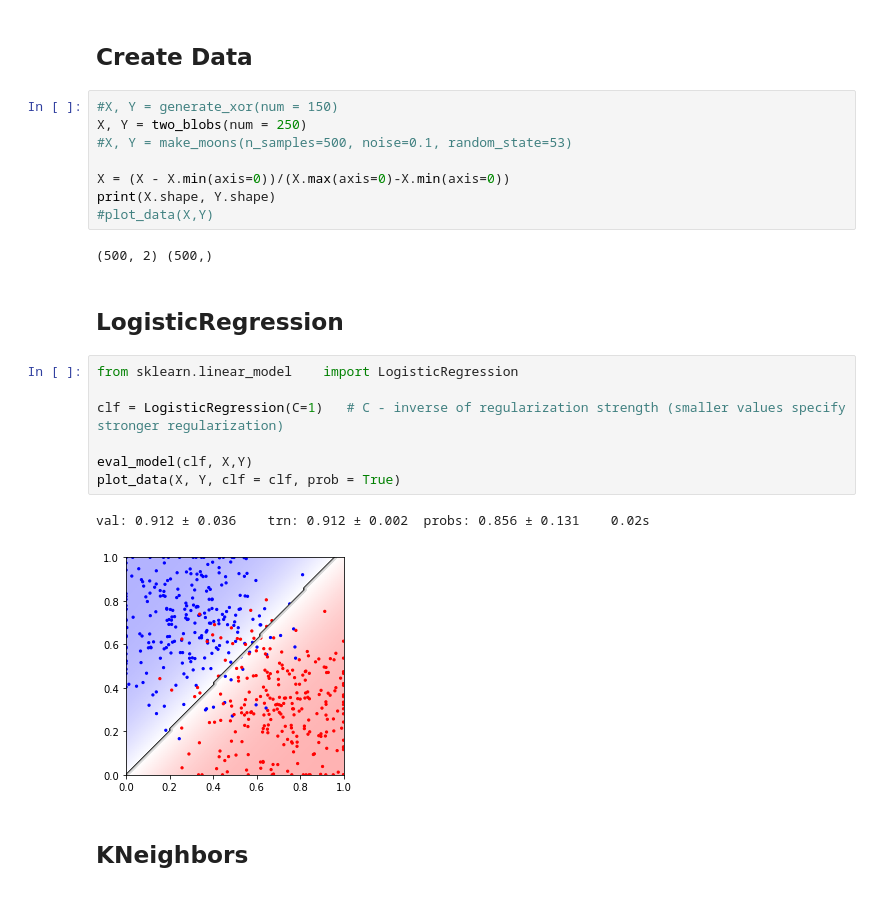
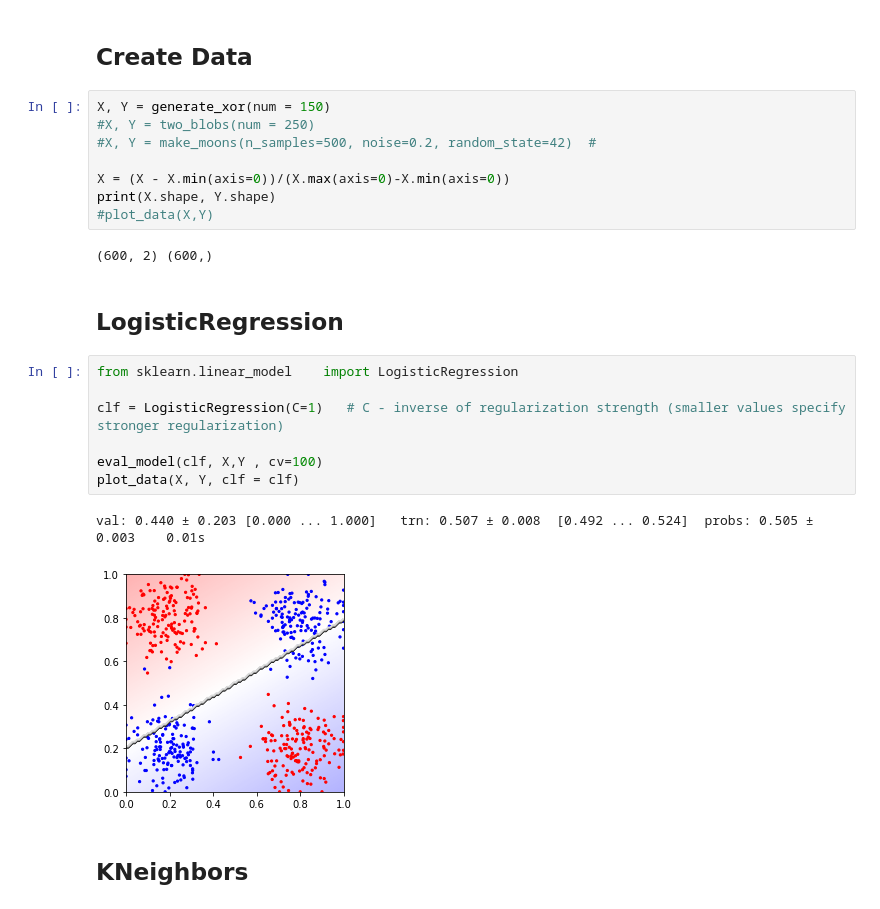
Before and after one commit to steps137/ML, a Jupyter notebook: ML/Classifiers.ipynb, the cells around one changed output. Drawn from its saved outputs; the diff is of its cells as text.

```diff
--- a/ML/Classifiers.ipynb
+++ b/ML/Classifiers.ipynb
@@ -65,27 +94,27 @@ def plot_data(X, Y, lim=(0.,1.), clf = None, num = 100, prob = True, title=""):
 # %% [markdown]
 ## Create Data
 # %%
-#X, Y = generate_xor(num = 150)
-X, Y = two_blobs(num = 250)
-#X, Y = make_moons(n_samples=500, noise=0.1, random_state=53)
+X, Y = generate_xor(num = 150)
+#X, Y = two_blobs(num = 250)
+#X, Y = make_moons(n_samples=500, noise=0.2, random_state=42)  #
 
 X = (X - X.min(axis=0))/(X.max(axis=0)-X.min(axis=0))
 print(X.shape, Y.shape)
 #plot_data(X,Y)
 # %% [output]
-(500, 2) (500,)
+(600, 2) (600,)
 # %% [markdown]
 ## LogisticRegression
 # %%
 from sklearn.linear_model    import LogisticRegression
 
 clf = LogisticRegression(C=1)   # C - inverse of regularization strength (smaller values specify stronger regularization)
 
-eval_model(clf, X,Y)
-plot_data(X, Y, clf = clf, prob = True)
+eval_model(clf, X,Y , cv=100)
+plot_data(X, Y, clf = clf)
 # %% [output]
-val: 0.912 ± 0.036    trn: 0.912 ± 0.002  probs: 0.856 ± 0.131    0.02s
+val: 0.440 ± 0.203 [0.000 ... 1.000]   trn: 0.507 ± 0.008  [0.492 ... 0.524]  probs: 0.505 ± 0.003    0.01s
-[figure, old version]
+[figure, new version]
 # %% [markdown]
 ## KNeighbors
 # %%
```
Also changed, not shown: parts of 14 cells of this notebook, 2 other files.
